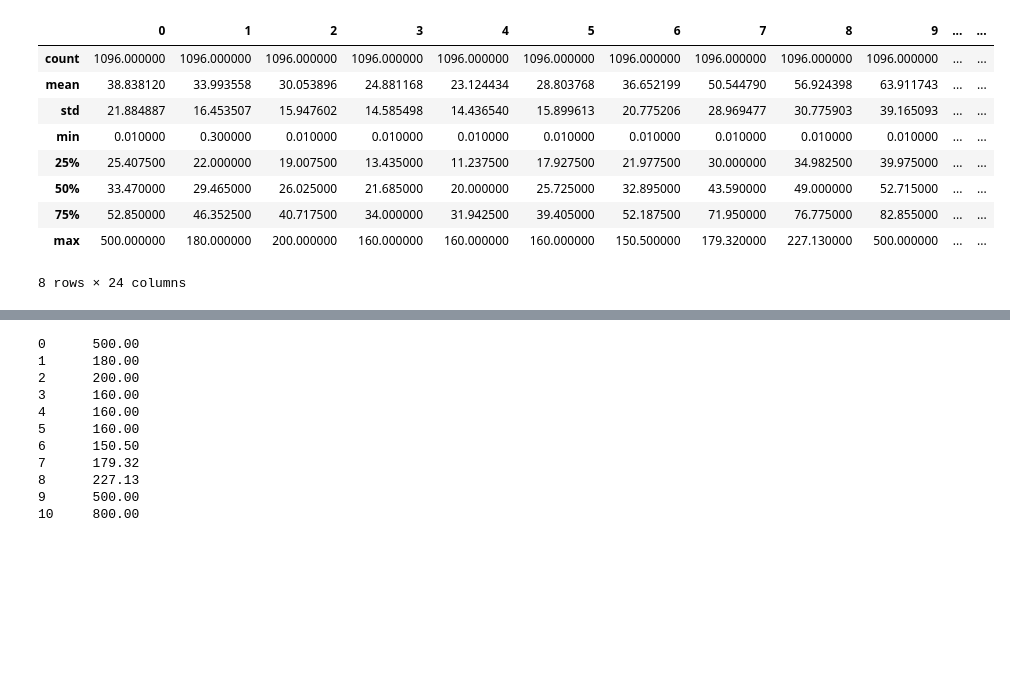
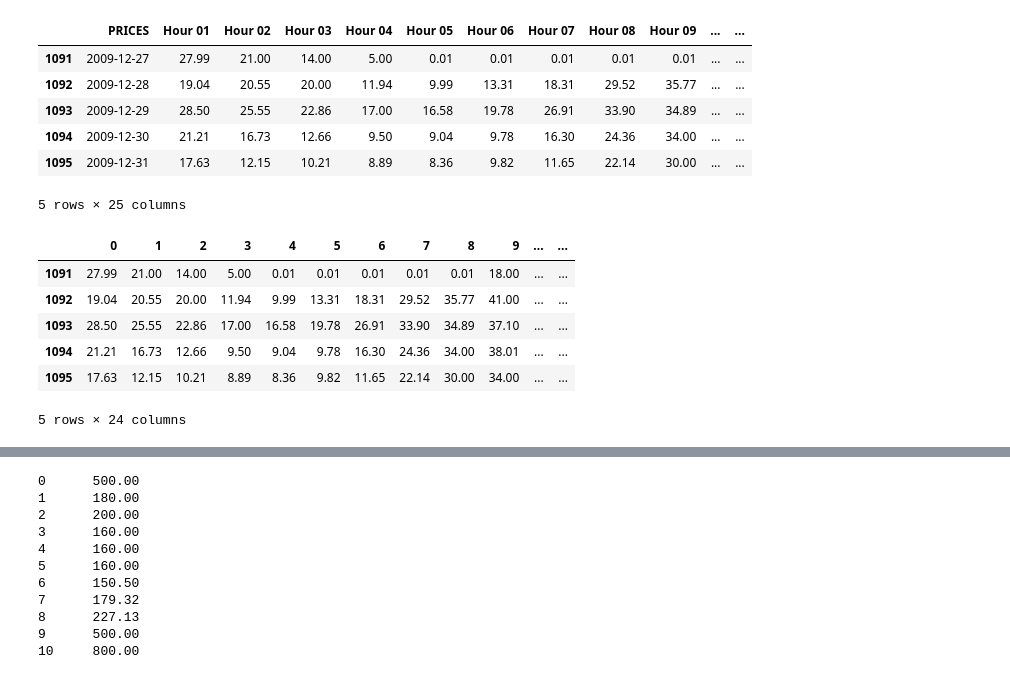
Before and after one commit to martonymous/project_rl, a Jupyter notebook: baseline.ipynb, the cells around one changed output, grey strips where cells are left out. Drawn from its saved outputs; the diff is of its cells as text; code cells hidden in the pictures; blank space fills up the shorter version.

```diff
--- a/baseline.ipynb
+++ b/baseline.ipynb
@@ -25,17 +25,26 @@ for hour in range(24):
     hours_prices[hour] = hour_prices
 # %%
 df = pd.DataFrame.from_records(hours_prices)
+df2 = pd.read_excel('data/train.xlsx')
 df.describe(include="all")
+df2.tail()
 # %% [output]
-|  | 0 | 1 | 2 | 3 | 4 | 5 | 6 | 7 | 8 | 9 | ... | ... |
-| count | 1096.000000 | 1096.000000 | 1096.000000 | 1096.000000 | 1096.000000 | 1096.000000 | 1096.000000 | 1096.000000 | 1096.000000 | 1096.000000 | ... | ... |
-| mean | 38.838120 | 33.993558 | 30.053896 | 24.881168 | 23.124434 | 28.803768 | 36.652199 | 50.544790 | 56.924398 | 63.911743 | ... | ... |
-| std | 21.884887 | 16.453507 | 15.947602 | 14.585498 | 14.436540 | 15.899613 | 20.775206 | 28.969477 | 30.775903 | 39.165093 | ... | ... |
-| min | 0.010000 | 0.300000 | 0.010000 | 0.010000 | 0.010000 | 0.010000 | 0.010000 | 0.010000 | 0.010000 | 0.010000 | ... | ... |
-| 25% | 25.407500 | 22.000000 | 19.007500 | 13.435000 | 11.237500 | 17.927500 | 21.977500 | 30.000000 | 34.982500 | 39.975000 | ... | ... |
-| 50% | 33.470000 | 29.465000 | 26.025000 | 21.685000 | 20.000000 | 25.725000 | 32.895000 | 43.590000 | 49.000000 | 52.715000 | ... | ... |
-| 75% | 52.850000 | 46.352500 | 40.717500 | 34.000000 | 31.942500 | 39.405000 | 52.187500 | 71.950000 | 76.775000 | 82.855000 | ... | ... |
-| max | 500.000000 | 180.000000 | 200.000000 | 160.000000 | 160.000000 | 160.000000 | 150.500000 | 179.320000 | 227.130000 | 500.000000 | ... | ... |
+|  | PRICES | Hour 01 | Hour 02 | Hour 03 | Hour 04 | Hour 05 | Hour 06 | Hour 07 | Hour 08 | Hour 09 | ... | ... |
+| 1091 | 2009-12-27 | 27.99 | 21.00 | 14.00 | 5.00 | 0.01 | 0.01 | 0.01 | 0.01 | 0.01 | ... | ... |
+| 1092 | 2009-12-28 | 19.04 | 20.55 | 20.00 | 11.94 | 9.99 | 13.31 | 18.31 | 29.52 | 35.77 | ... | ... |
+| 1093 | 2009-12-29 | 28.50 | 25.55 | 22.86 | 17.00 | 16.58 | 19.78 | 26.91 | 33.90 | 34.89 | ... | ... |
+| 1094 | 2009-12-30 | 21.21 | 16.73 | 12.66 | 9.50 | 9.04 | 9.78 | 16.30 | 24.36 | 34.00 | ... | ... |
+| 1095 | 2009-12-31 | 17.63 | 12.15 | 10.21 | 8.89 | 8.36 | 9.82 | 11.65 | 22.14 | 30.00 | ... | ... |
-8 rows × 24 columns
+5 rows × 25 columns
+# %%
+df.tail()
+# %% [output]
+|  | 0 | 1 | 2 | 3 | 4 | 5 | 6 | 7 | 8 | 9 | ... | ... |
+| 1091 | 27.99 | 21.00 | 14.00 | 5.00 | 0.01 | 0.01 | 0.01 | 0.01 | 0.01 | 18.00 | ... | ... |
+| 1092 | 19.04 | 20.55 | 20.00 | 11.94 | 9.99 | 13.31 | 18.31 | 29.52 | 35.77 | 41.00 | ... | ... |
+| 1093 | 28.50 | 25.55 | 22.86 | 17.00 | 16.58 | 19.78 | 26.91 | 33.90 | 34.89 | 37.10 | ... | ... |
+| 1094 | 21.21 | 16.73 | 12.66 | 9.50 | 9.04 | 9.78 | 16.30 | 24.36 | 34.00 | 38.01 | ... | ... |
+| 1095 | 17.63 | 12.15 | 10.21 | 8.89 | 8.36 | 9.82 | 11.65 | 22.14 | 30.00 | 34.00 | ... | ... |
+5 rows × 24 columns
 # %%
 means=df.mean()
```
Also changed, not shown: parts of 5 cells of this notebook.
